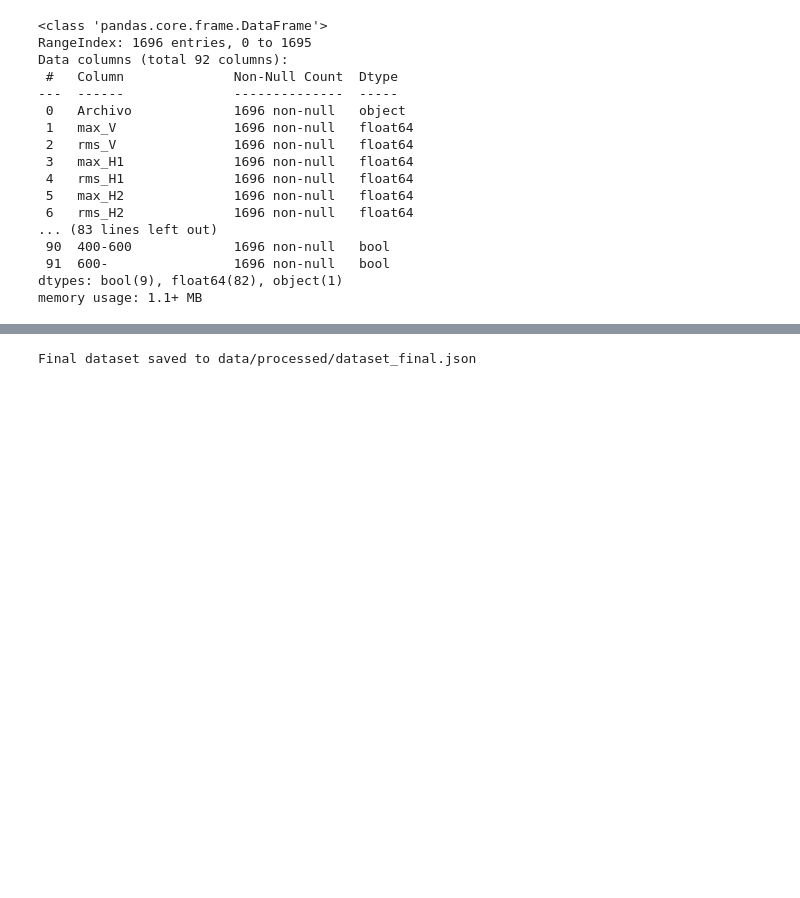
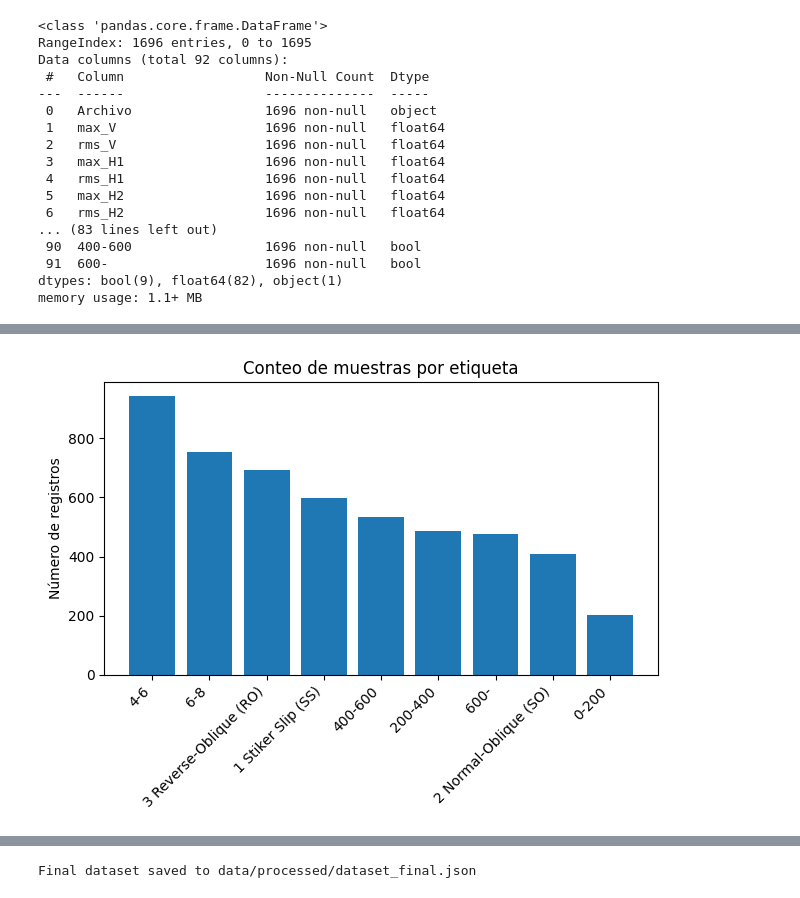
Before and after one commit to VillafuerTech/Seismic-Multilabel-Event_Classifier, a Jupyter notebook: notebooks/03_Feature_Engineering.ipynb, the cells around one changed output, grey strips where cells are left out. Cells and saved outputs as stored; diff of their text form; code cells hidden in the pictures; blank space fills up the shorter version.

```diff
--- a/notebooks/03_Feature_Engineering.ipynb
+++ b/notebooks/03_Feature_Engineering.ipynb
@@ -136,6 +136,12 @@ df_final = pd.concat([df_raw[['Archivo','Falla','Mag','Vs']].reset_index(drop=Tr
                       df_features.reset_index(drop=True)], axis=1)
 # One-hot encode multilabels
 df_final = pd.get_dummies(df_final, columns=['Falla','Mag','Vs'], prefix='', prefix_sep='')
+
+df_final.rename(columns={
+    '2 Normal-Oblique':    '2 Normal-Oblique (SO)',
+    '3 Reverse-Oblique':   '3 Reverse-Oblique (RO)'
+}, inplace=True)
+
 df_final.head()
 # %% [output]
 |  | Archivo | max_V | rms_V | max_H1 | rms_H1 | max_H2 | rms_H2 | duration | zcr_V | dom_freq_V | ... | ... |
@@ -166,2 +172,17 @@ Data columns (total 92 columns):
 dtypes: bool(9), float64(82), object(1)
 memory usage: 1.1+ MB
+# %%
+label_cols = [
+    '1 Stiker Slip (SS)',
+    '2 Normal-Oblique (SO)',
+    '3 Reverse-Oblique (RO)',
+    '4-6',
+    '6-8',
+    '0-200',
+    '200-400',
+    '400-600',
+    '600-'
+]
+counts = df_final[label_cols].sum().sort_values(ascending=False)
+print('Label counts:')
+print(counts)
@@ -167,0 +201,18 @@ memory usage: 1.1+ MB
+# %%
+import matplotlib.pyplot as plt
+
+# Preparar datos
+etiquetas = counts.index
+cantidades = counts.values
+
+# Plot
+fig, ax = plt.subplots()
+ax.bar(etiquetas, cantidades)
+ax.set_xticks(range(len(etiquetas)))
+ax.set_xticklabels(etiquetas, rotation=45, ha='right')
+ax.set_ylabel('Número de registros')
+ax.set_title('Conteo de muestras por etiqueta')
+fig.tight_layout()
+plt.show()
+# %% [output]
+[figure, added]
```
Also changed, not shown: parts of 5 cells of this notebook, 3 other files.
